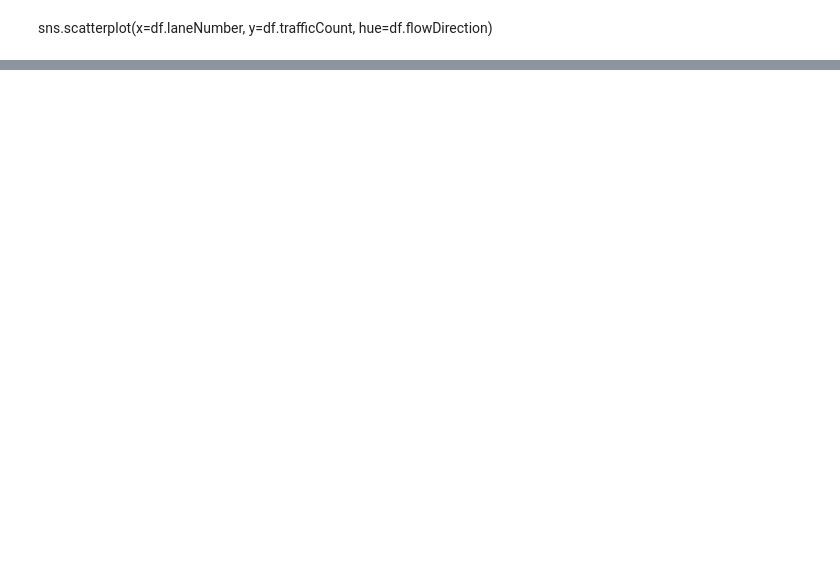
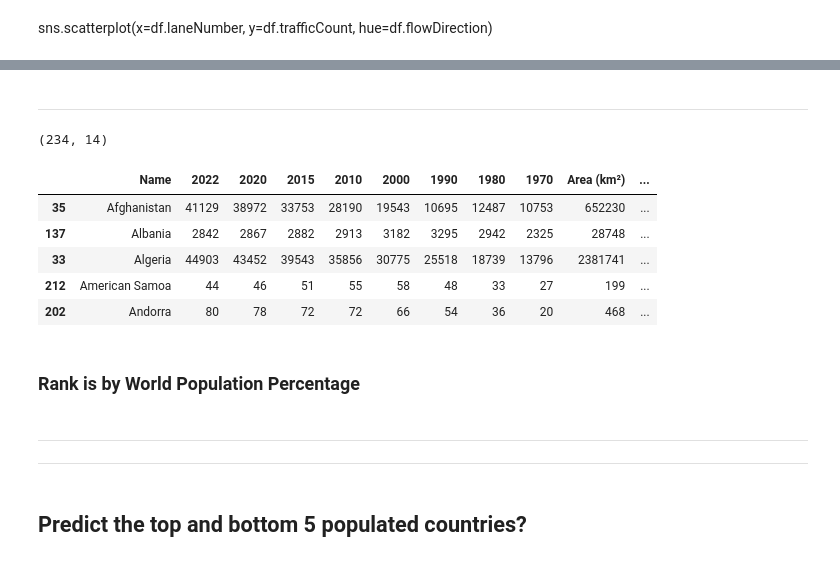
Before and after one commit to etclark3/indiv_project, a Jupyter notebook: notebook.ipynb, the cells around one changed output, grey strips where cells are left out. Cells and saved outputs as stored; diff of their text form; code cells hidden in the pictures; blank space fills up the shorter version.

```diff
--- a/notebook.ipynb
+++ b/notebook.ipynb
@@ -186,0 +372,22 @@ df
+# %% [markdown]
+---
+# %%
+world = pd.read_csv('/Users/everettclark/Downloads/World Population Live Dataset.csv')
+world.drop(columns='CCA3', inplace=True)
+print(world.shape)
+world.sort_values(by='Name').head()
+# %% [output]
+(234, 14)
+|  | Name | 2022 | 2020 | 2015 | 2010 | 2000 | 1990 | 1980 | 1970 | Area (km²) | ... |
+| 35 | Afghanistan | 41129 | 38972 | 33753 | 28190 | 19543 | 10695 | 12487 | 10753 | 652230 | ... |
+| 137 | Albania | 2842 | 2867 | 2882 | 2913 | 3182 | 3295 | 2942 | 2325 | 28748 | ... |
+| 33 | Algeria | 44903 | 43452 | 39543 | 35856 | 30775 | 25518 | 18739 | 13796 | 2381741 | ... |
+| 212 | American Samoa | 44 | 46 | 51 | 55 | 58 | 48 | 33 | 27 | 199 | ... |
+| 202 | Andorra | 80 | 78 | 72 | 72 | 66 | 54 | 36 | 20 | 468 | ... |
+# %% [markdown]
+### Rank is by World Population Percentage
+# %% [markdown]
+---
+---
+# %% [markdown]
+## Predict the top and bottom 5 populated countries?
```
Also changed, not shown: parts of 85 cells of this notebook.
